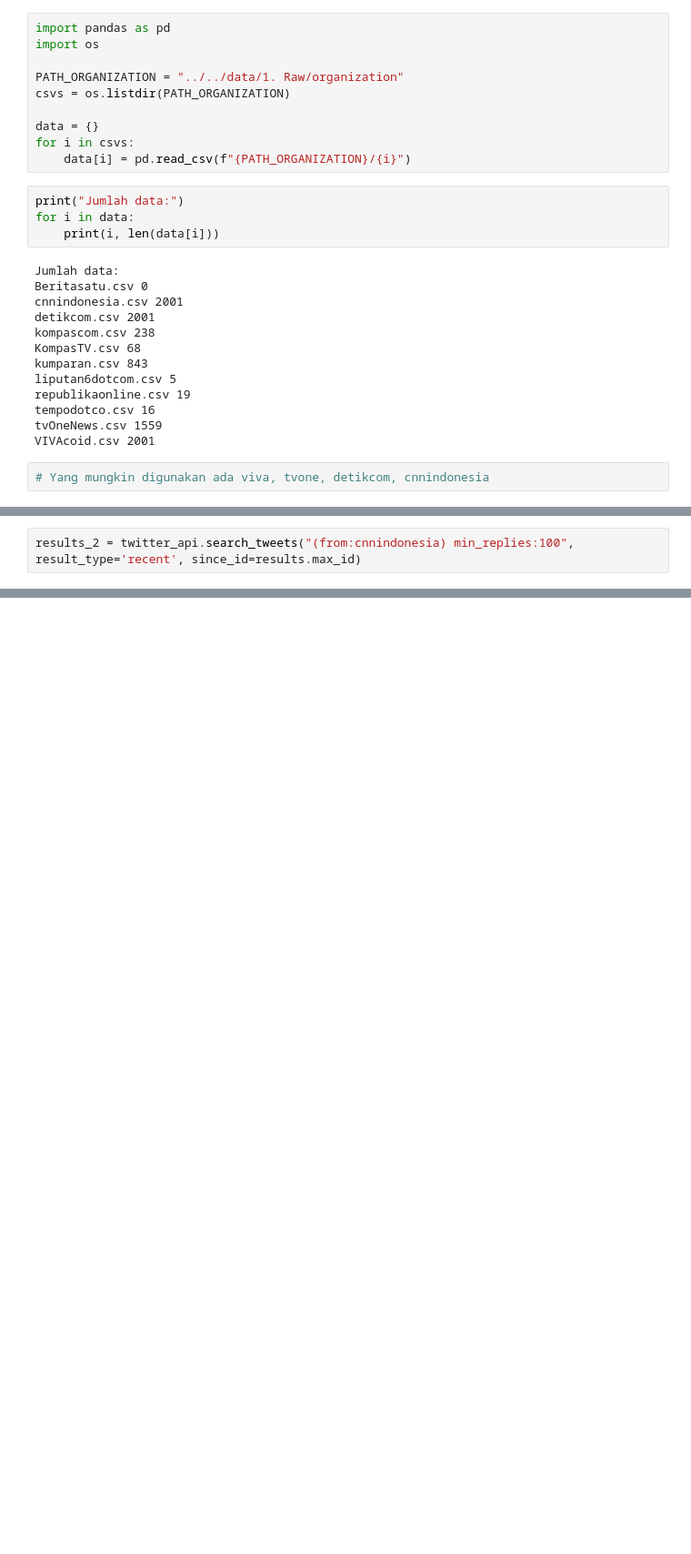
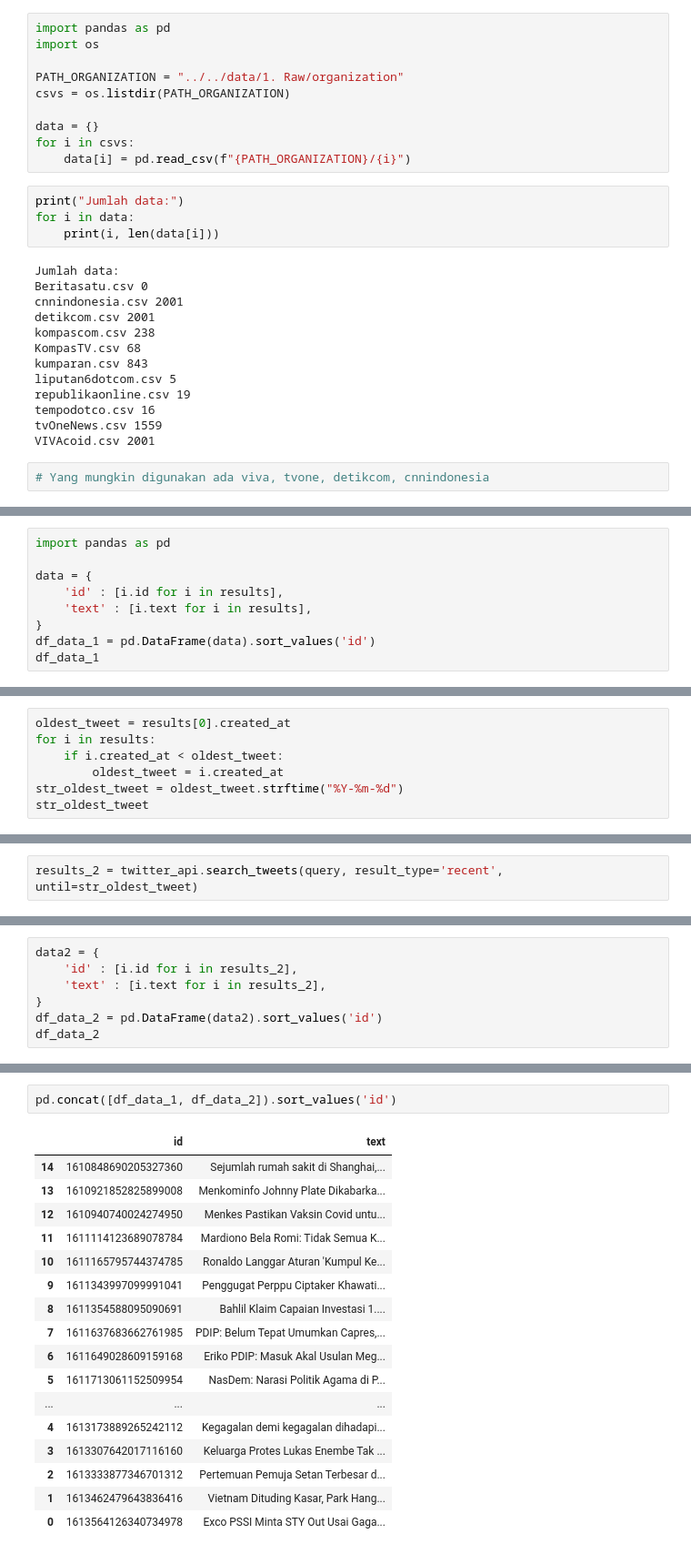
Before and after one commit to kaenova/Headline_Detection, a Jupyter notebook: src/1. Data Retrieval/exploration.ipynb, the cells around one changed output, grey strips where cells are left out. Shown: that part at 91% size. Cells and saved outputs as stored; diff of their text form; blank space fills up the shorter version.

```diff
--- a/src/1. Data Retrieval/exploration.ipynb
+++ b/src/1. Data Retrieval/exploration.ipynb
@@ -44,0 +41,9 @@ results.max_id
+# %%
+import pandas as pd
+
+data = {
+    'id' : [i.id for i in results],
+    'text' : [i.text for i in results],
+}
+df_data_1 = pd.DataFrame(data).sort_values('id')
+df_data_1
@@ -44,0 +67,7 @@ results.max_id
+# %%
+oldest_tweet = results[0].created_at
+for i in results:
+    if i.created_at < oldest_tweet:
+        oldest_tweet = i.created_at
+str_oldest_tweet = oldest_tweet.strftime("%Y-%m-%d")
+str_oldest_tweet
@@ -45,2 +76,2 @@ results.max_id
 # %%
-results_2 = twitter_api.search_tweets("(from:cnnindonesia) min_replies:100", result_type='recent', since_id=results.max_id)
+results_2 = twitter_api.search_tweets(query, result_type='recent', until=str_oldest_tweet)
@@ -54,0 +78,7 @@ results[0].
+# %%
+data2 = {
+    'id' : [i.id for i in results_2],
+    'text' : [i.text for i in results_2],
+}
+df_data_2 = pd.DataFrame(data2).sort_values('id')
+df_data_2
@@ -54,0 +102,20 @@ results[0].
+# %%
+pd.concat([df_data_1, df_data_2]).sort_values('id')
+# %% [output]
+|  | id | text |
+| 14 | 1610848690205327360 | Sejumlah rumah sakit di Shanghai,... |
+| 13 | 1610921852825899008 | Menkominfo Johnny Plate Dikabarka... |
+| 12 | 1610940740024274950 | Menkes Pastikan Vaksin Covid untu... |
+| 11 | 1611114123689078784 | Mardiono Bela Romi: Tidak Semua K... |
+| 10 | 1611165795744374785 | Ronaldo Langgar Aturan 'Kumpul Ke... |
+| 9 | 1611343997099991041 | Penggugat Perppu Ciptaker Khawati... |
+| 8 | 1611354588095090691 | Bahlil Klaim Capaian Investasi 1.... |
+| 7 | 1611637683662761985 | PDIP: Belum Tepat Umumkan Capres,... |
+| 6 | 1611649028609159168 | Eriko PDIP: Masuk Akal Usulan Meg... |
+| 5 | 1611713061152509954 | NasDem: Narasi Politik Agama di P... |
+| ... | ... | ... |
+| 4 | 1613173889265242112 | Kegagalan demi kegagalan dihadapi... |
+| 3 | 1613307642017116160 | Keluarga Protes Lukas Enembe Tak ... |
+| 2 | 1613333877346701312 | Pertemuan Pemuja Setan Terbesar d... |
+| 1 | 1613462479643836416 | Vietnam Dituding Kasar, Park Hang... |
+| 0 | 1613564126340734978 | Exco PSSI Minta STY Out Usai Gaga... |
```
Also changed, not shown: parts of 17 cells of this notebook, 18 other files.
